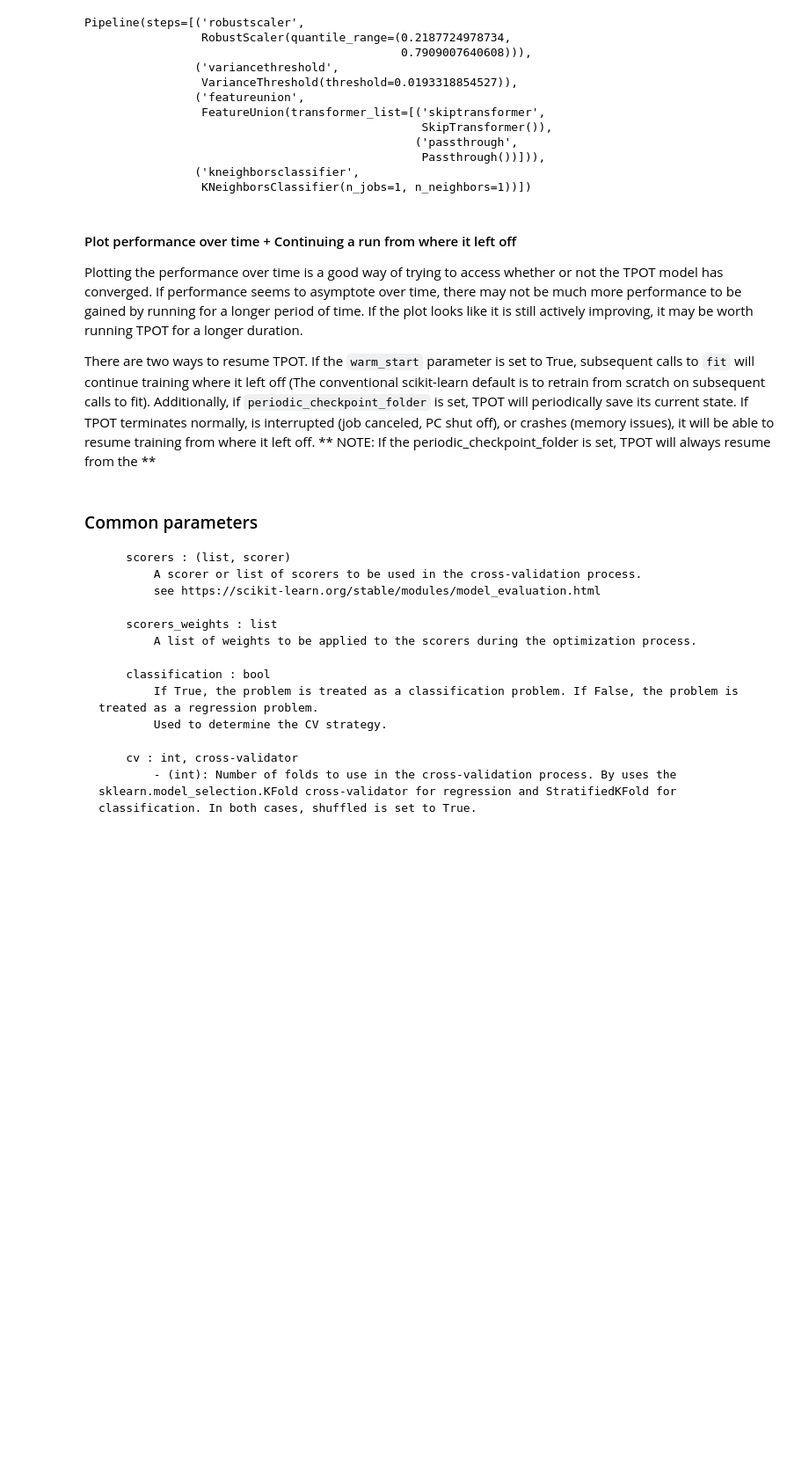
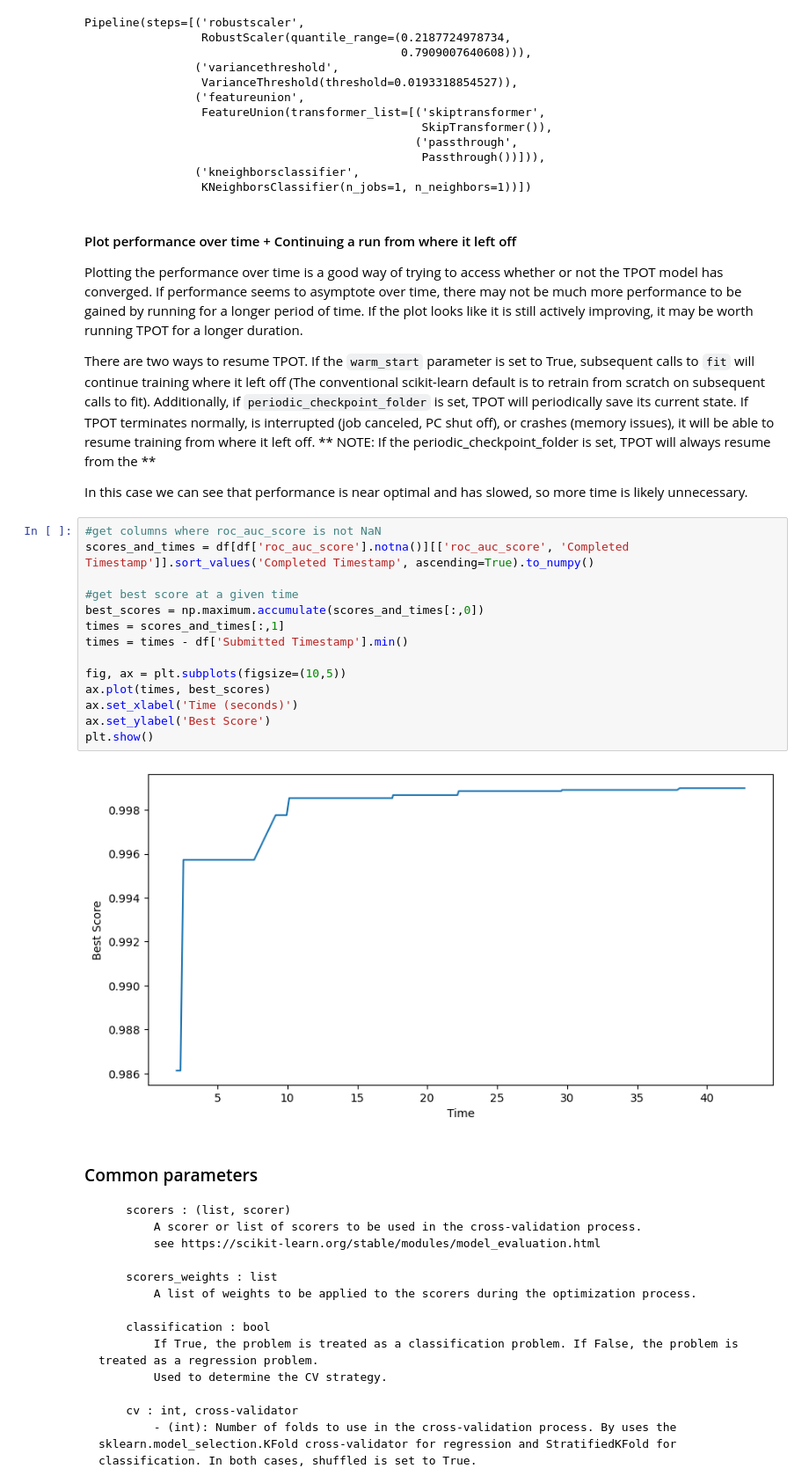
Before and after one commit to EpistasisLab/tpot, a Jupyter notebook: Tutorial/1_Using_TPOT.ipynb, the cells around one changed output. Shown at 88% size. Drawn from its saved outputs; the diff is of its cells as text; blank space fills up the shorter version.

```diff
--- a/Tutorial/1_Using_TPOT.ipynb
+++ b/Tutorial/1_Using_TPOT.ipynb
@@ -349,6 +349,24 @@ Pipeline(steps=[('robustscaler',
 Plotting the performance over time is a good way of trying to access whether or not the TPOT model has converged. If performance seems to asymptote over time, there may not be much more performance to be gained by running for a longer period of time. If the plot looks like it is still actively improving, it may be worth running TPOT for a longer duration.
 
 There are two ways to resume TPOT. If the `warm_start` parameter is set to True, subsequent calls to `fit` will continue training where it left off (The conventional scikit-learn default is to retrain from scratch on subsequent calls to fit). Additionally, if `periodic_checkpoint_folder` is set, TPOT will periodically save its current state. If TPOT terminates normally, is interrupted (job canceled, PC shut off), or crashes (memory issues), it will be able to resume training from where it left off. ** NOTE: If the periodic_checkpoint_folder is set, TPOT will always resume from the  **
+
+In this case we can see that performance is near optimal and has slowed, so more time is likely unnecessary.
+# %%
+#get columns where roc_auc_score is not NaN
+scores_and_times = df[df['roc_auc_score'].notna()][['roc_auc_score', 'Completed Timestamp']].sort_values('Completed Timestamp', ascending=True).to_numpy()
+
+#get best score at a given time
+best_scores = np.maximum.accumulate(scores_and_times[:,0])
+times = scores_and_times[:,1]
+times = times - df['Submitted Timestamp'].min()
+
+fig, ax = plt.subplots(figsize=(10,5))
+ax.plot(times, best_scores)
+ax.set_xlabel('Time (seconds)')
+ax.set_ylabel('Best Score')
+plt.show()
+# %% [output]
+[figure, added]
 # %% [markdown]
 ### Common parameters
 
```
Also changed, not shown: parts of 1 cell of this notebook.
